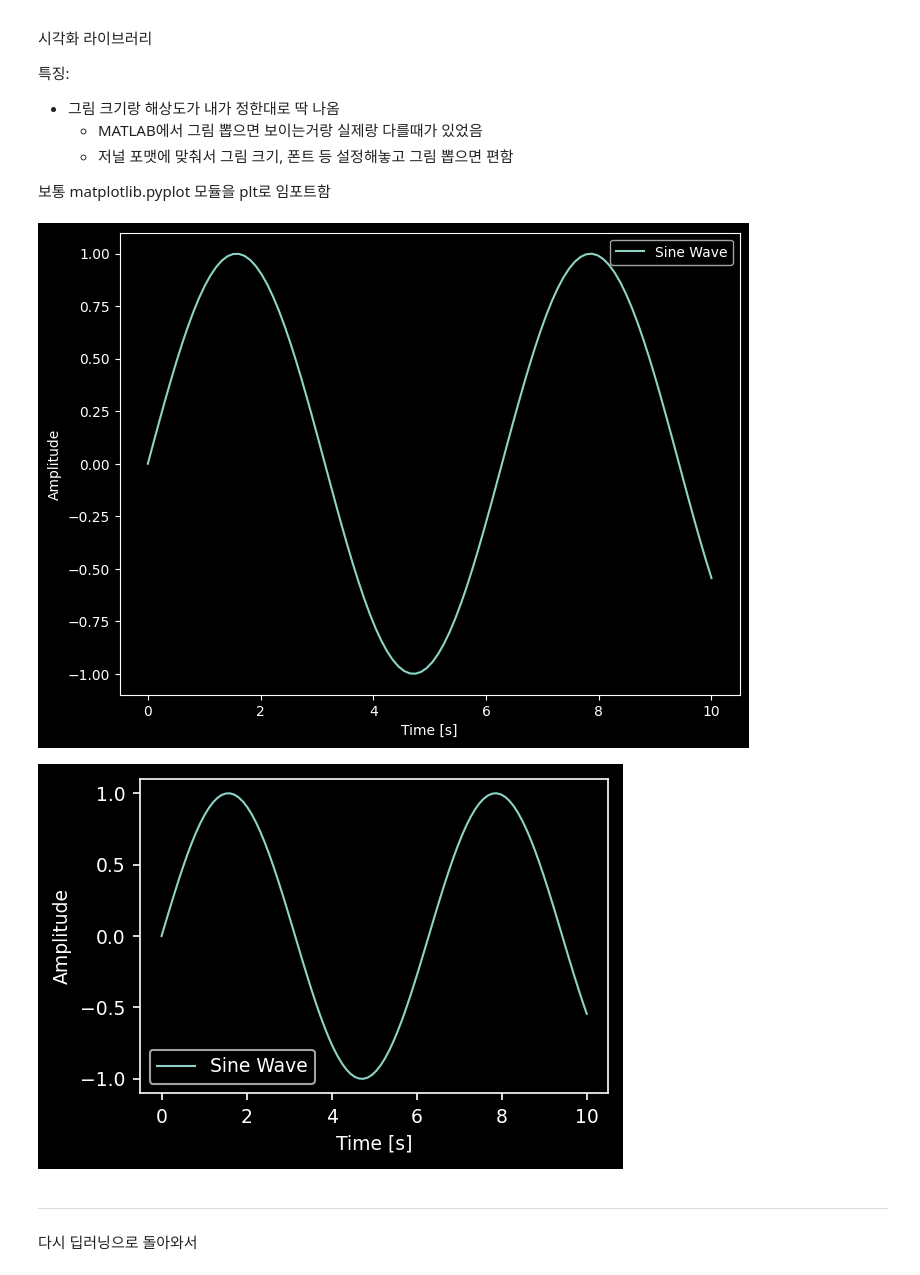
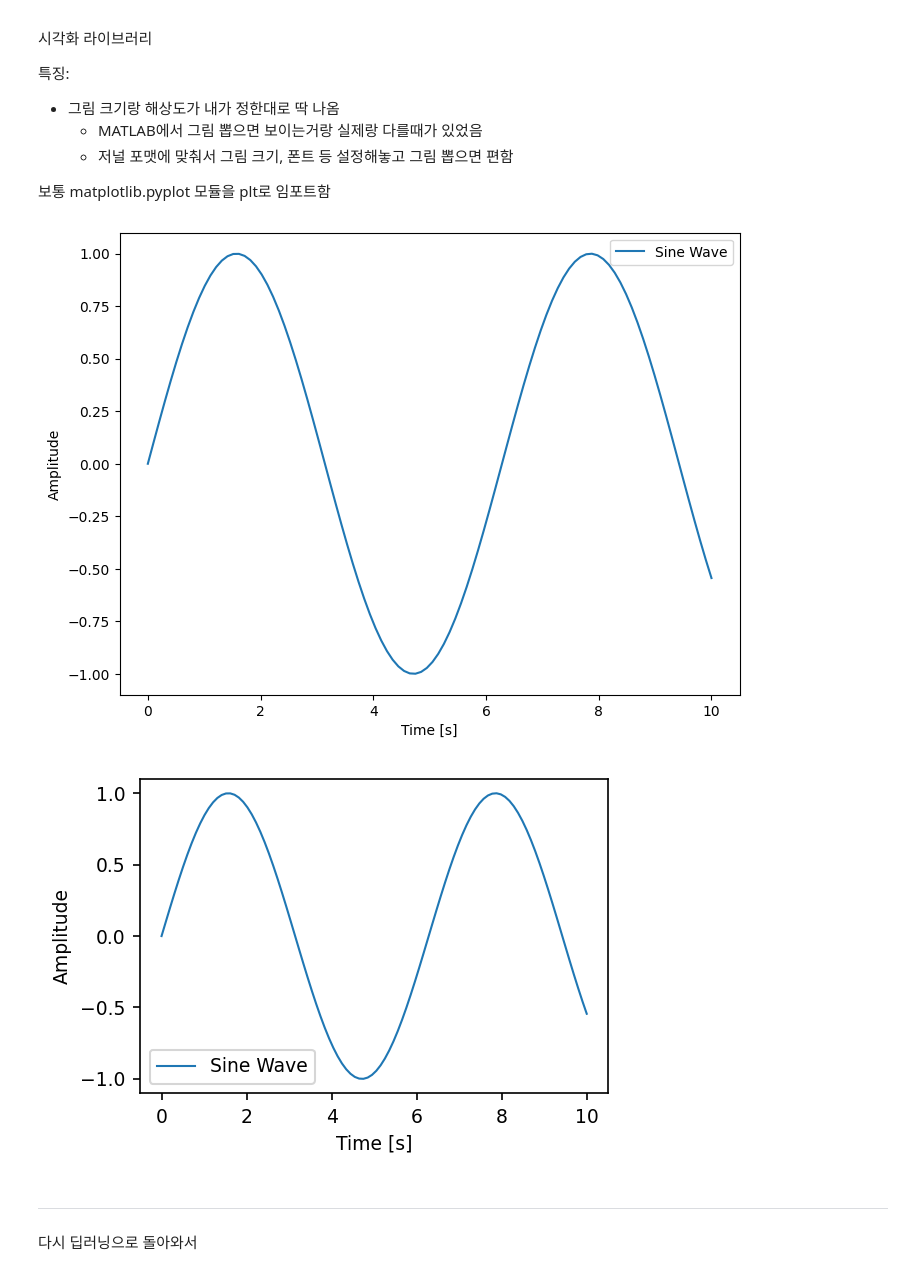
Before and after one commit to Gureum-Yeoreum-Tori/DeepLearning_Tutorial, a Jupyter notebook: 1_introduction_to_deep_learning.ipynb, the cells around one changed output. Saved outputs shown, nothing was run; the diff lists cells and outputs as text; code cells hidden in the pictures.

```diff
--- a/1_introduction_to_deep_learning.ipynb
+++ b/1_introduction_to_deep_learning.ipynb
@@ -142,22 +142,22 @@ array([], dtype=int64)
 # %%
 import matplotlib.pyplot as plt
 import numpy as np
 
 # 다크모드가 된다!
-plt.style.use('dark_background')
-# plt.style.use('default')
+# plt.style.use('dark_background')
+plt.style.use('default')
 
 x = np.linspace(0, 10, 100)
 y = np.sin(x)
 
 plt.figure(figsize=(8,6)) # 그림 사이즈 지정 가능
 plt.plot(x, y, label='Sine Wave')
 plt.xlabel('Time [s]')
 plt.ylabel('Amplitude')
 plt.legend()
 plt.show()
 # %% [output]
-[figure, old version]
+[figure, new version]
 # %%
 import matplotlib.pyplot as plt
 
@@ -200,7 +200,7 @@ plt.legend()
 plt.tight_layout()
 plt.savefig(f"test.png")
 # %% [output]
-[figure, old version]
+[figure, new version]
 # %% [markdown]
 ---
 다시 딥러닝으로 돌아와서
```
Also changed, not shown: parts of 8 cells of this notebook, 22 other files.
